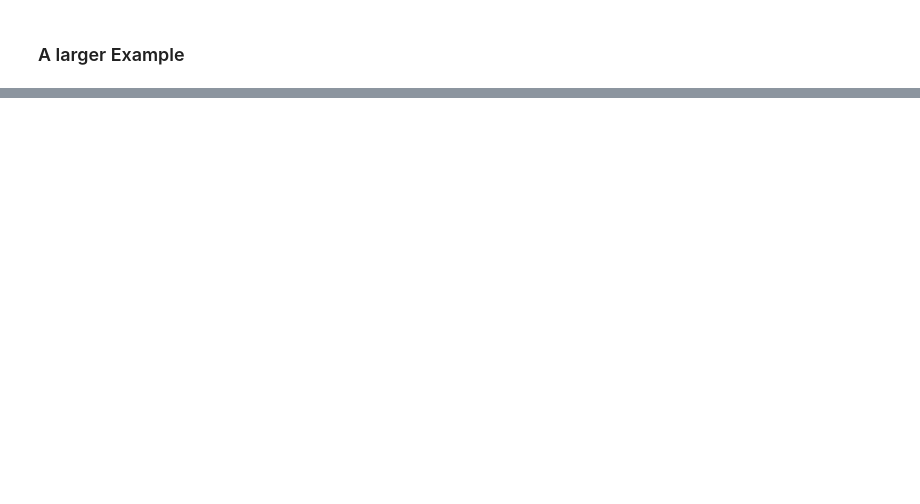
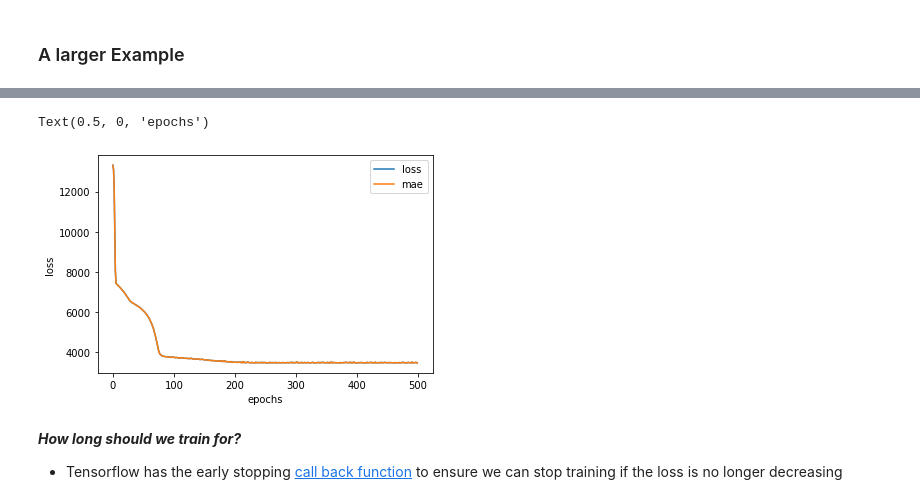
Before and after one commit to Falfat/Deep-Learning-with-Tensorflow, a Jupyter notebook: 01_Neural_Network_Regression_Tensorflow.ipynb, the cells around one changed output, grey strips where cells are left out. Drawn from its saved outputs; the diff is of its cells as text; code cells hidden in the pictures; blank space fills up the shorter version.

```diff
--- a/01_Neural_Network_Regression_Tensorflow.ipynb
+++ b/01_Neural_Network_Regression_Tensorflow.ipynb
@@ -495,0 +896,3 @@ ls /content/drive/MyDrive/TensorFlow
+# %%
+y = insurance_one_hot['charges']
+y
@@ -495,0 +912,4 @@ ls /content/drive/MyDrive/TensorFlow
+# %%
+# create the training and test sets. Using sklearn train test split
+from sklearn.model_selection import train_test_split
+X_train, X_test, y_train, y_test = train_test_split(X, y, test_size = 0.2, random_state=42)
@@ -495,0 +920,13 @@ ls /content/drive/MyDrive/TensorFlow
+# %%
+#Build a neural network model
+tf.random.set_seed(42)
+
+insurance_model = tf.keras.Sequential([
+                                       tf.keras.layers.Dense(10),
+                                       tf.keras.layers.Dense(1)])
+
+#compile model
+insurance_model.compile(loss='mae', optimizer='sgd', metrics=['mae'])
+
+#fit the model
+insurance_model.fit(X_train, y_train, epochs=100)
@@ -495,0 +960,14 @@ ls /content/drive/MyDrive/TensorFlow
+# %%
+#Build a neural network model
+tf.random.set_seed(42)
+
+insurance_model2 = tf.keras.Sequential([
+                                       tf.keras.layers.Dense(100),
+                                       tf.keras.layers.Dense(50),
+                                       tf.keras.layers.Dense(10)])
+
+#compile model
+insurance_model2.compile(loss='mae', optimizer=tf.keras.optimizers.Adam(), metrics=['mae'])
+
+#fit the model
+history = insurance_model2.fit(X_train, y_train, epochs=500, verbose=0)
@@ -495,0 +980,12 @@ ls /content/drive/MyDrive/TensorFlow
+# %%
+# plot history (also known as a training or loss curve)
+pd.DataFrame(history.history).plot()
+plt.ylabel('loss')
+plt.xlabel('epochs')
+# %% [output]
+Text(0.5, 0, 'epochs')
+[figure, added]
+# %% [markdown]
+***How long should we train for?***
+
+* Tensorflow has the early stopping [call back function](https://www.tensorflow.org/api_docs/python/tf/keras/callbacks/EarlyStopping) to ensure we can stop training if the loss is no longer decreasing
```
Also changed, not shown: parts of 75 cells of this notebook.
